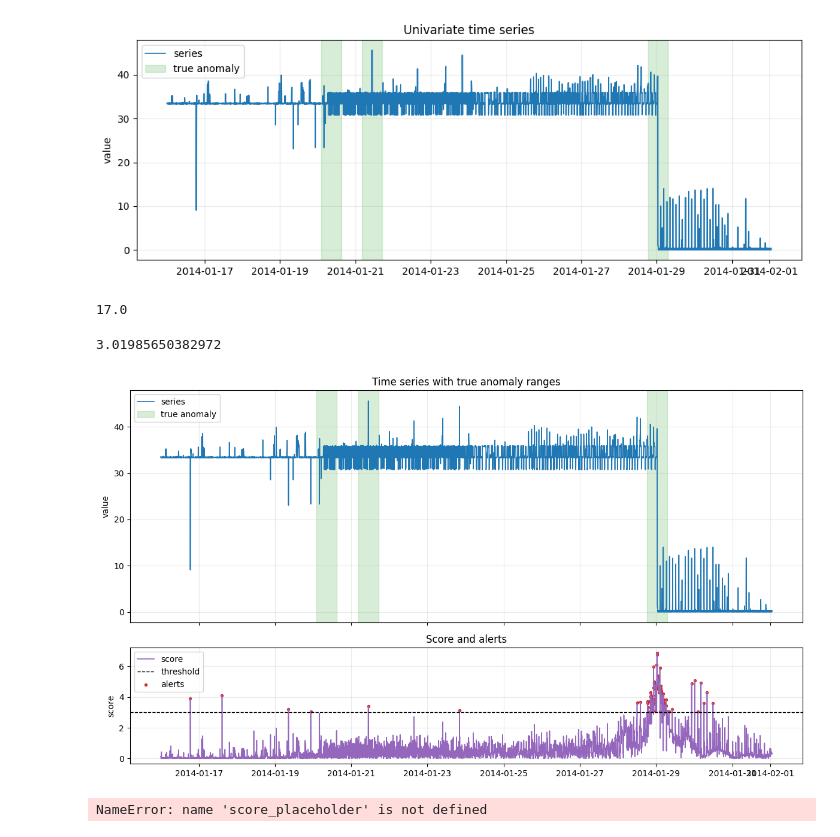
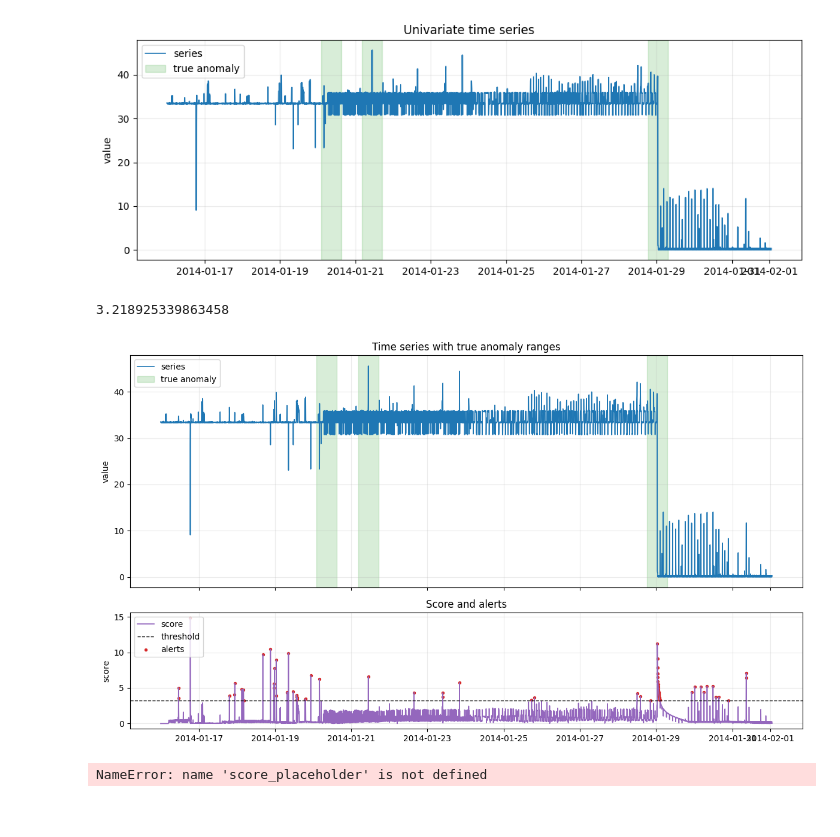
Before and after one commit to grigory-consulting/anomaly_detection, a Jupyter notebook: day1_student.ipynb, the cells around one changed output. Cells and saved outputs as stored; diff of their text form; code cells hidden in the pictures.

```diff
--- a/day1_student.ipynb
+++ b/day1_student.ipynb
@@ -172,10 +172,6 @@ def dtw_template_scores(series: pd.Series, template: np.ndarray, m: int, warping
     pad = np.full(m-1, distances_arr.max() if len(distances_arr) else 0.0)
     full = np.concatenate([distances_arr, pad])
     return pd.Series(full, index=series.index)
-# %%
-dtw_distance(a,b)
-# %% [output]
-17.0
 # %%
 def plot_series_with_score(
     series: pd.Series,
@@ -189,36 +185,36 @@ def plot_series_with_score(
     fig, axes = plt.subplots(2, 1, figsize=(12, 7), sharex=True, gridspec_kw={'height_ratios': [2, 1]})
 
     axes[0].plot(series.index, series.values, color='tab:blue', linewidth=1.2, label='series')
     for i, (start, end) in enumerate(truth_ranges):
         axes[0].axvspan(start, end, color='tab:green', alpha=0.18, label='true anomaly' if i == 0 else None)
     axes[0].set_title('Time series with true anomaly ranges')
     axes[0].set_ylabel('value')
     axes[0].grid(alpha=0.25)
     axes[0].legend(loc='upper left')
 
     axes[1].plot(scores.index, scores.values, color='tab:purple', linewidth=1.2, label='score')
     axes[1].axhline(threshold, color='black', linestyle='--', linewidth=1.0, label='threshold')
     axes[1].scatter(scores.index[alerts], scores[alerts], s=8, color='tab:red', label='alerts')
     axes[1].set_title('Score and alerts')
     axes[1].set_ylabel('score')
     axes[1].grid(alpha=0.25)
     axes[1].legend(loc='upper left')
 
     plt.tight_layout()
     plt.show()
     return alerts
 
 
 # Placeholder score for plotting workflow only
-score_z = stl_residual_scores(series, period=240)
+score_z = rolling_zscore(series, window=240)
 mean_s = score_z.mean()
 std_s = score_z.std()
 threshold = mean_s + 3*std_s # mu + 3*std
 print(threshold)
 alerts = plot_series_with_score(series, score_z, truth_ranges, threshold)
 # %% [output]
-3.01985650382972
+3.218925339863458
-[figure, old version]
+[figure, new version]
 # %%
 def point_metrics(pred: pd.Series, truth: pd.Series) -> dict:
     pred_b = pred.astype(bool)
```
Also changed, not shown: 1 other file.
